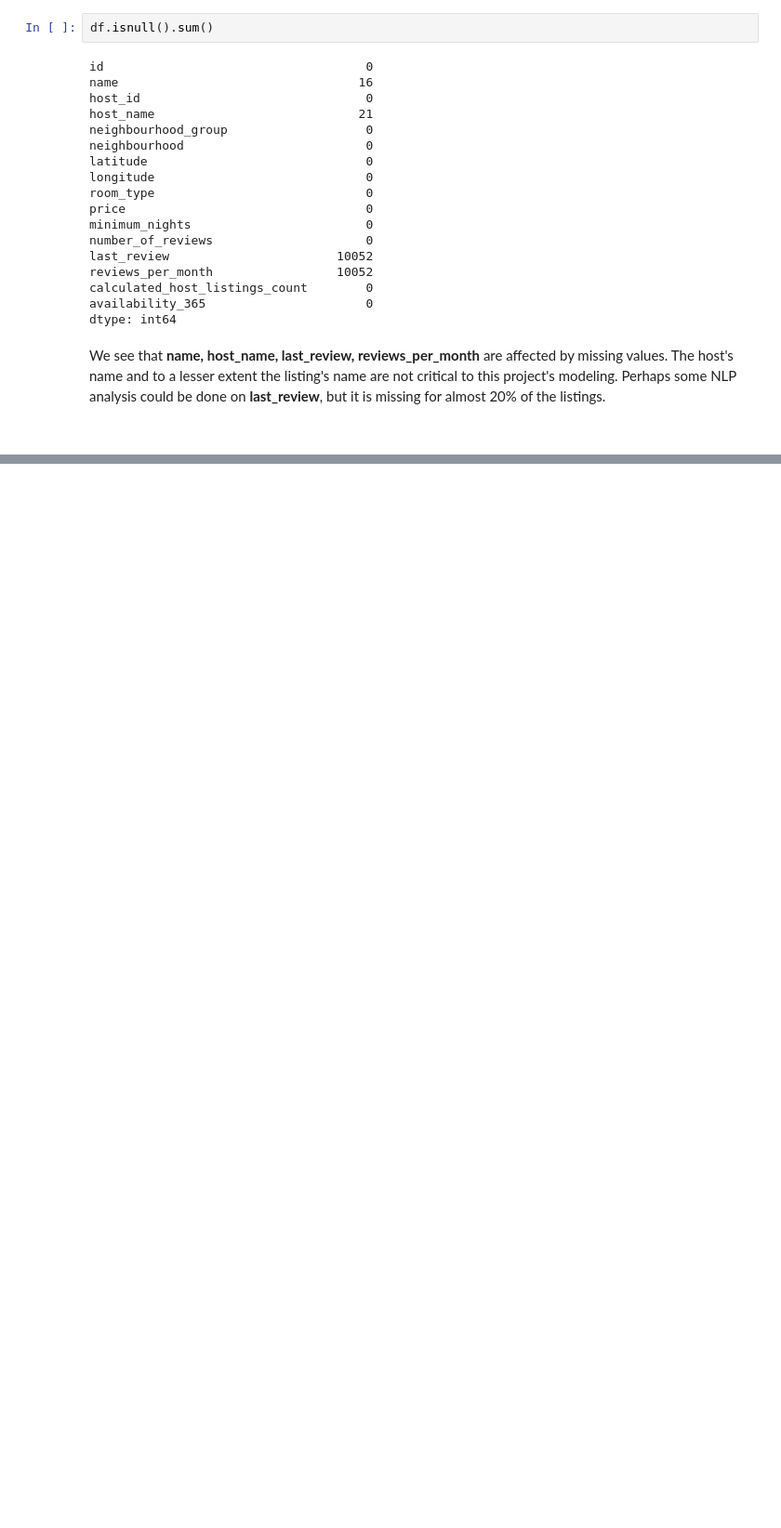
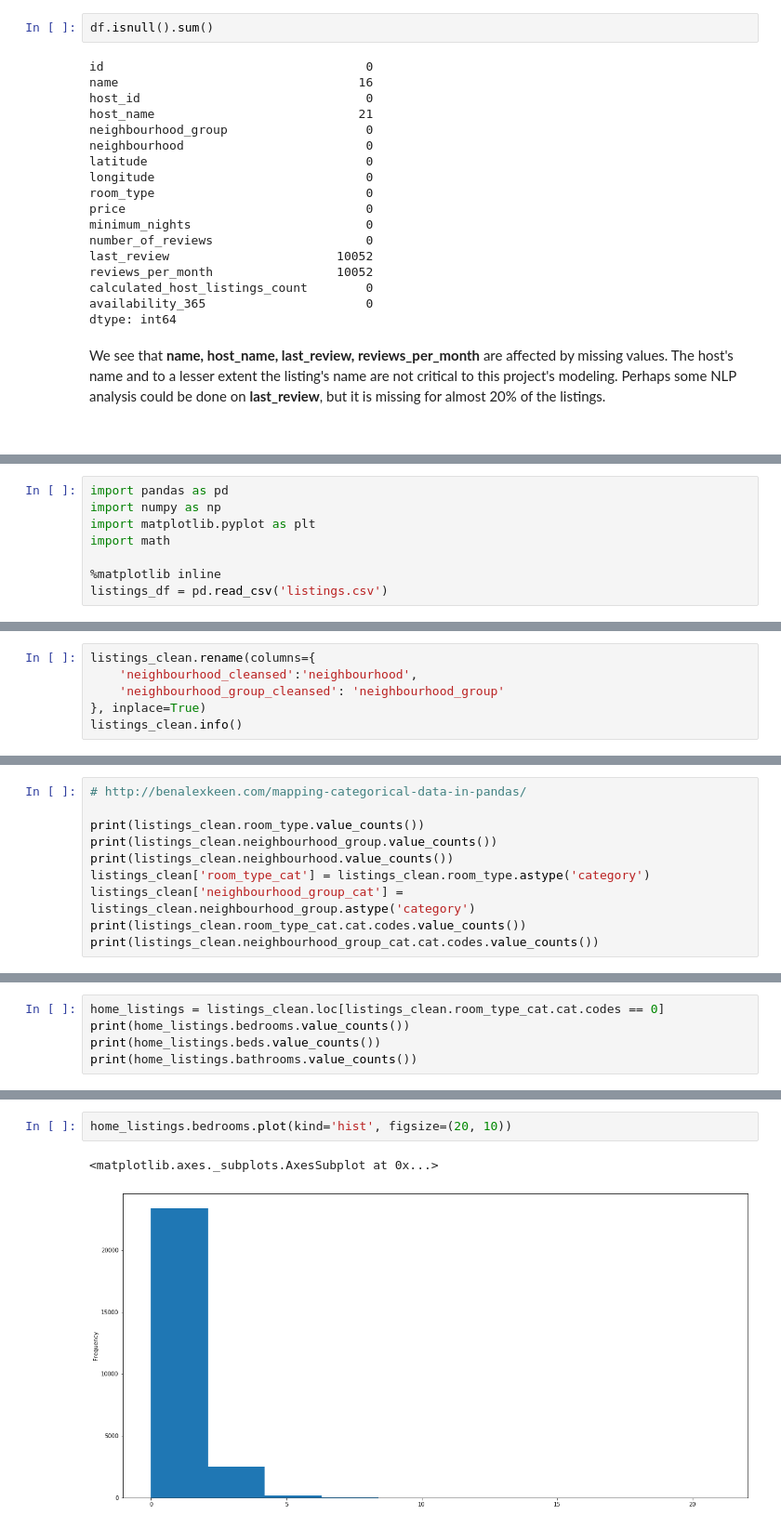
Before and after one commit to bruceplai/ml-capstone, a Jupyter notebook: airbnb.ipynb, the cells around one changed output, grey strips where cells are left out. Shown at 93% size. Drawn from its saved outputs; the diff is of its cells as text; blank space fills up the shorter version.

Commit message:
Updated notebook for more detailed data wrangling

```diff
--- a/airbnb.ipynb
+++ b/airbnb.ipynb
@@ -116,0 +119,8 @@ dtype: int64
+# %%
+import pandas as pd
+import numpy as np
+import matplotlib.pyplot as plt
+import math
+
+%matplotlib inline
+listings_df = pd.read_csv('listings.csv')
@@ -116,0 +211,6 @@ dtype: int64
+# %%
+listings_clean.rename(columns={
+    'neighbourhood_cleansed':'neighbourhood',
+    'neighbourhood_group_cleansed': 'neighbourhood_group'
+}, inplace=True)
+listings_clean.info()
@@ -116,0 +251,10 @@ dtype: int64
+# %%
+# http://benalexkeen.com/mapping-categorical-data-in-pandas/
+
+print(listings_clean.room_type.value_counts())
+print(listings_clean.neighbourhood_group.value_counts())
+print(listings_clean.neighbourhood.value_counts())
+listings_clean['room_type_cat'] = listings_clean.room_type.astype('category')
+listings_clean['neighbourhood_group_cat'] = listings_clean.neighbourhood_group.astype('category')
+print(listings_clean.room_type_cat.cat.codes.value_counts())
+print(listings_clean.neighbourhood_group_cat.cat.codes.value_counts())
@@ -116,0 +282,5 @@ dtype: int64
+# %%
+home_listings = listings_clean.loc[listings_clean.room_type_cat.cat.codes == 0]
+print(home_listings.bedrooms.value_counts())
+print(home_listings.beds.value_counts())
+print(home_listings.bathrooms.value_counts())
@@ -116,0 +305,5 @@ dtype: int64
+# %%
+home_listings.bedrooms.plot(kind='hist', figsize=(20, 10))
+# %% [output]
+<matplotlib.axes._subplots.AxesSubplot at 0x...>
+[figure, added]
```
Also changed, not shown: parts of 72 cells of this notebook, 2 other files.
